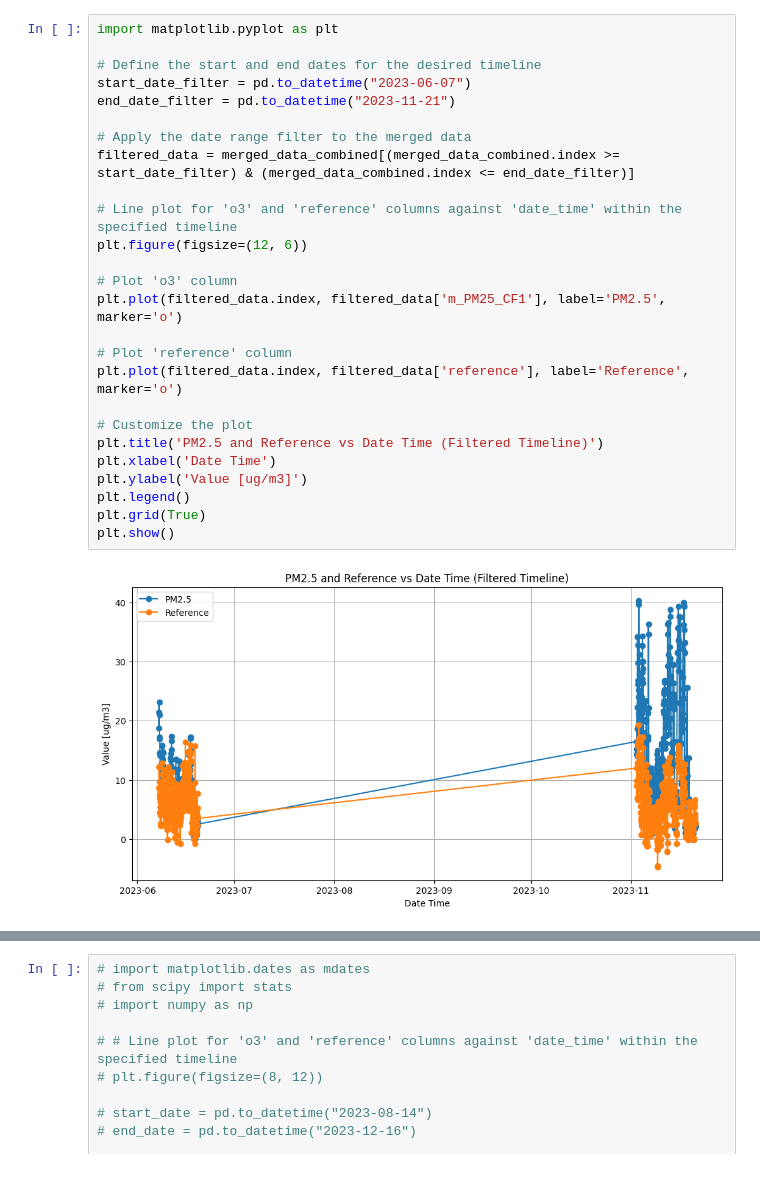
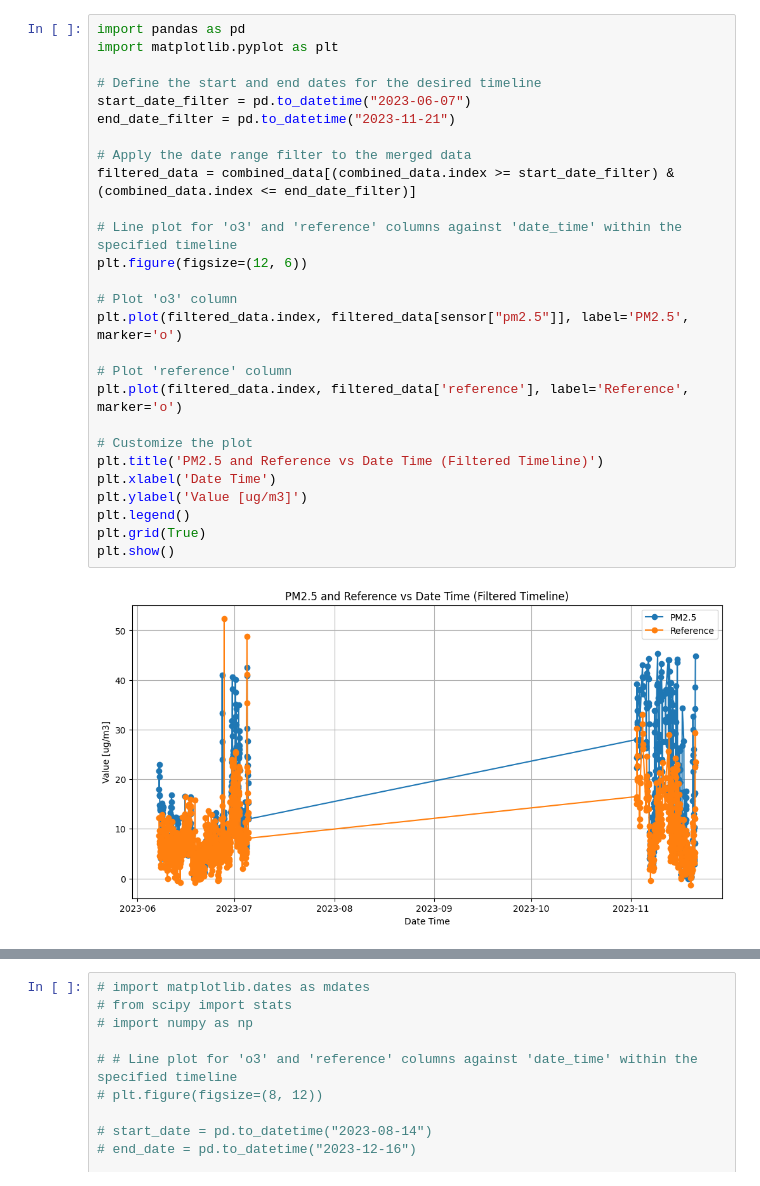
Before and after one commit to TorriaCol/voz-data-analysis, a Jupyter notebook: plots/calibrate_plantower.ipynb, the cells around one changed output, grey strips where cells are left out. Drawn from its saved outputs; the diff is of its cells as text.

```diff
--- a/plots/calibrate_plantower.ipynb
+++ b/plots/calibrate_plantower.ipynb
@@ -100,29 +48,30 @@ date_time
 # %%
+import pandas as pd
 import matplotlib.pyplot as plt
 
 # Define the start and end dates for the desired timeline
 start_date_filter = pd.to_datetime("2023-06-07")
 end_date_filter = pd.to_datetime("2023-11-21")
 
 # Apply the date range filter to the merged data
-filtered_data = merged_data_combined[(merged_data_combined.index >= start_date_filter) & (merged_data_combined.index <= end_date_filter)]
+filtered_data = combined_data[(combined_data.index >= start_date_filter) & (combined_data.index <= end_date_filter)]
 
 # Line plot for 'o3' and 'reference' columns against 'date_time' within the specified timeline
 plt.figure(figsize=(12, 6))
 
 # Plot 'o3' column
-plt.plot(filtered_data.index, filtered_data['m_PM25_CF1'], label='PM2.5', marker='o')
+plt.plot(filtered_data.index, filtered_data[sensor["pm2.5"]], label='PM2.5', marker='o')
 
 # Plot 'reference' column
 plt.plot(filtered_data.index, filtered_data['reference'], label='Reference', marker='o')
 
 # Customize the plot
 plt.title('PM2.5 and Reference vs Date Time (Filtered Timeline)')
 plt.xlabel('Date Time')
 plt.ylabel('Value [ug/m3]')
 plt.legend()
 plt.grid(True)
 plt.show()
 # %% [output]
-[figure, old version]
+[figure, new version]
 # %%
```
Also changed, not shown: parts of 11 cells of this notebook, 17 other files.
